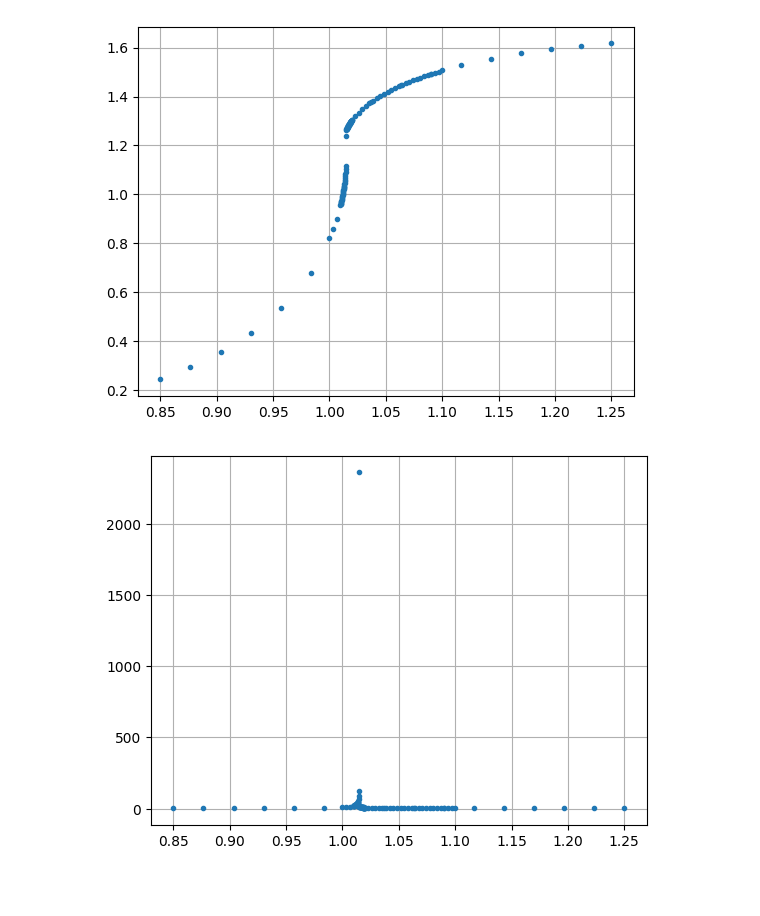
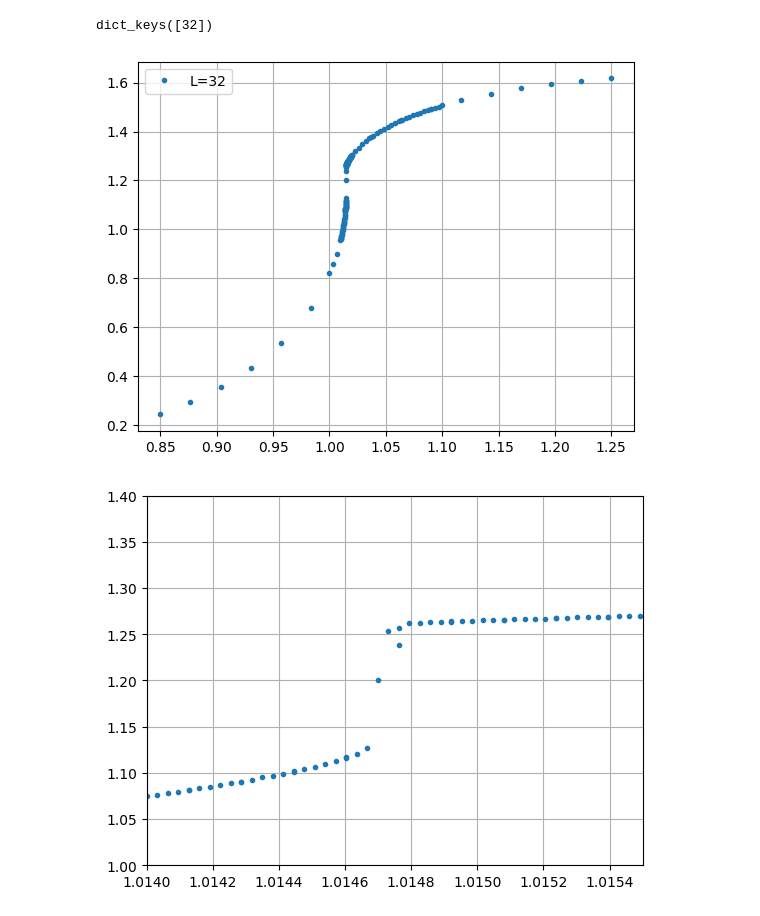
Before and after one commit to Renmusxd/GaugeTheoryRunner, a Jupyter notebook: jupyter/PhaseTransition-Cosine.ipynb, the cells around one changed output. Cells and saved outputs as stored; diff of their text form; code cells hidden in the pictures; blank space fills up the shorter version.

```diff
--- a/jupyter/PhaseTransition-Cosine.ipynb
+++ b/jupyter/PhaseTransition-Cosine.ipynb
@@ -30,15 +43,49 @@ unique_ks, mean_actions, std_actions, binder_actions = zip(*sorted(mean_points,
+# %%
+data.keys()
+# %% [output]
+dict_keys([32])
 # %%
-pyplot.plot(unique_ks, mean_actions, '.')
+for L, (all_ks, all_actions, unique_ks, mean_actions, std_actions, binder_actions) in sorted(data.items()):
+    pyplot.plot(unique_ks, mean_actions, '.', label=f'L={L}')
+pyplot.grid()
+pyplot.legend()
+pyplot.show()
+
+for L, (all_ks, all_actions, unique_ks, mean_actions, std_actions, binder_actions) in sorted(data.items()):
+    pyplot.plot(unique_ks, mean_actions, '.', label=f'L={L}')
+pyplot.xlim((1.014, 1.0155))
+pyplot.ylim((1.0, 1.4))
 pyplot.grid()
 pyplot.show()
 
-pyplot.plot(unique_ks, std_actions, '.')
+
+for L, (all_ks, all_actions, unique_ks, mean_actions, std_actions, binder_actions) in sorted(data.items()):
+    pyplot.plot(unique_ks, std_actions, '.', label=f'L={L}')
 pyplot.grid()
 pyplot.show()
 
-pyplot.plot(unique_ks, binder_actions, '.')
+for L, (all_ks, all_actions, unique_ks, mean_actions, std_actions, binder_actions) in sorted(data.items()):
+    pyplot.plot(unique_ks, std_actions, '.', label=f'L={L}')
+pyplot.grid()
+pyplot.yscale('log')
+pyplot.show()
+
+for L, (all_ks, all_actions, unique_ks, mean_actions, std_actions, binder_actions) in sorted(data.items()):
+    pyplot.plot(unique_ks, binder_actions, '.')
 pyplot.grid()
 pyplot.show()
+
+for L, (all_ks, all_actions, unique_ks, mean_actions, std_actions, binder_actions) in sorted(data.items()):
+    pyplot.plot(unique_ks, binder_actions, '.--')
+pyplot.xlim((0.9, 1.1))
+pyplot.grid()
+pyplot.show()
+
+for L, (all_ks, all_actions, unique_ks, mean_actions, std_actions, binder_actions) in sorted(data.items()):
+    pyplot.plot(unique_ks, binder_actions, '.--')
+pyplot.xlim((1.014, 1.0155))
+pyplot.grid()
+pyplot.show()
 # %% [output]
-[figure, old version]
+[figure, new version]
-[figure, old version]
+[figure, new version]
```
Also changed, not shown: parts of 5 cells of this notebook, 3 other files.
